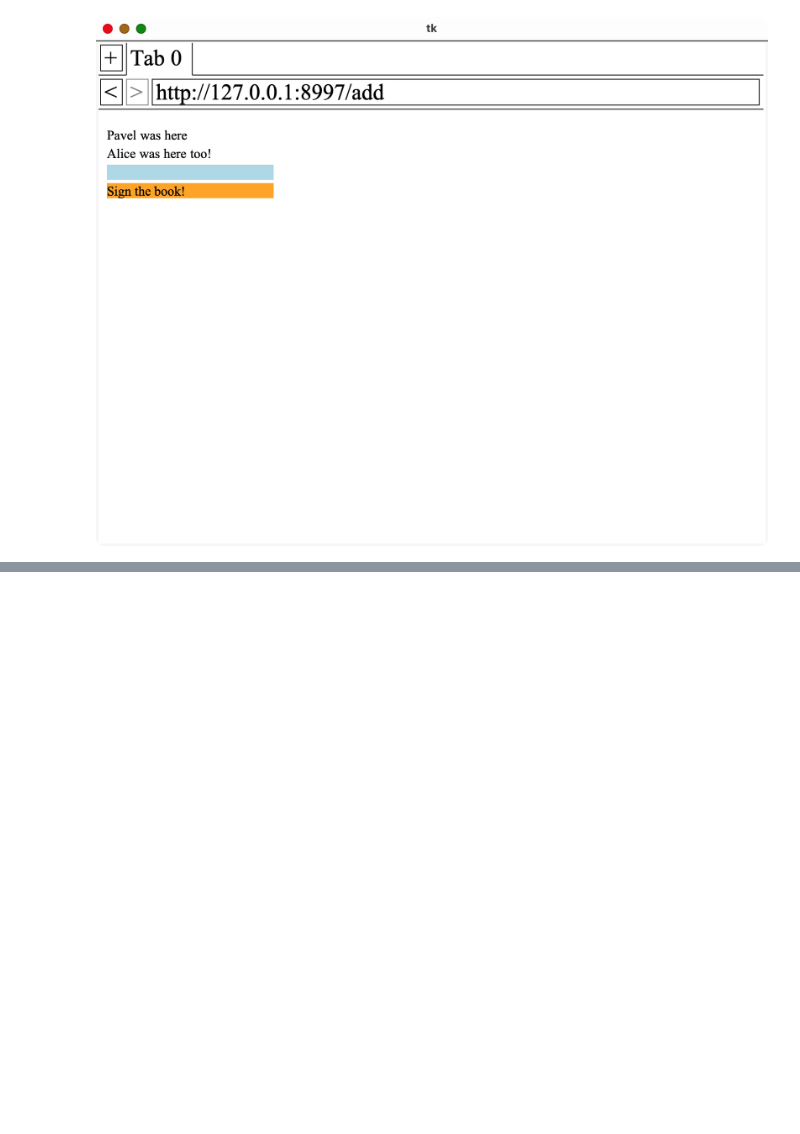
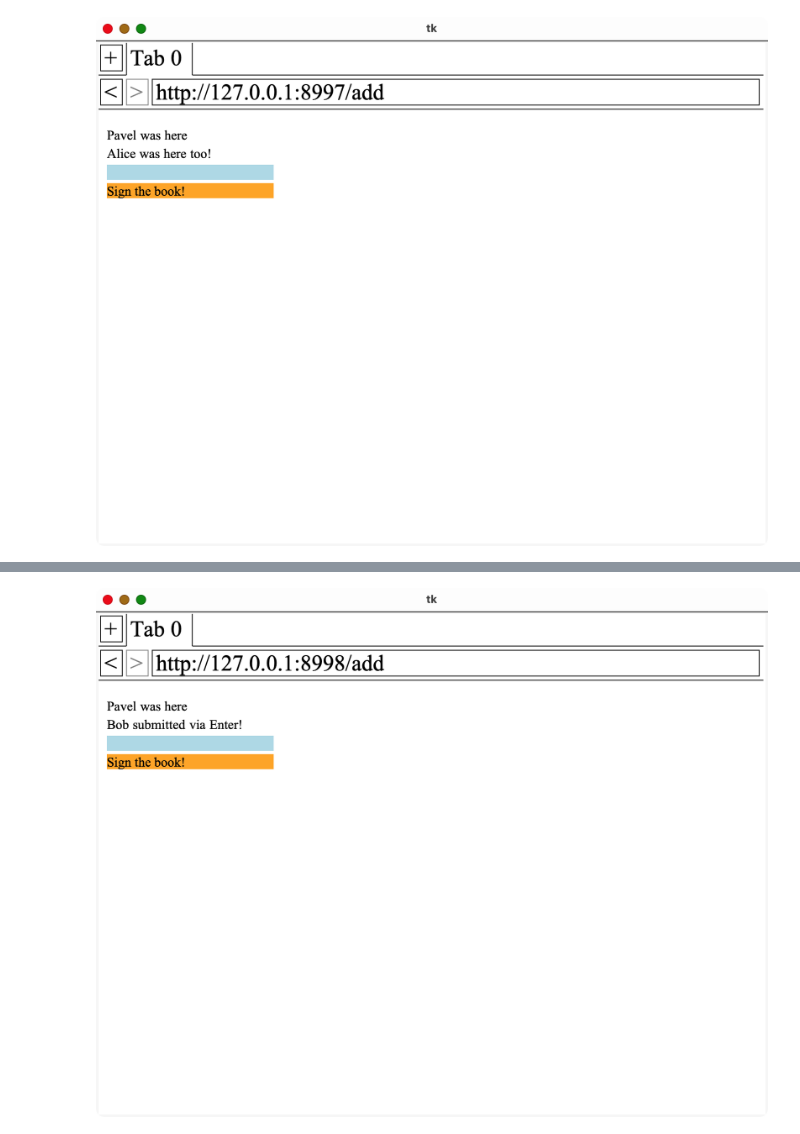
Before and after one commit to r4k0nb4k0n/browser-engineering-study, a Jupyter notebook: part-3-running-applications-8-sending-informations-to-servers.ipynb, the cells around one changed output, grey strips where cells are left out. Drawn from its saved outputs; the diff is of its cells as text; code cells hidden in the pictures; blank space fills up the shorter version.

Commit message:
feat: exercise 8-1 Enter key

```diff
--- a/part-3-running-applications-8-sending-informations-to-servers.ipynb
+++ b/part-3-running-applications-8-sending-informations-to-servers.ipynb
@@ -536,0 +543,97 @@ finally:
+# %%
+import time
+import threading
+import importlib
+
+import browser.url
+import browser.browser
+import server.server
+
+# 💡 모듈 핫 리로드 (최신 Enter 키 처리 로직 반영)
+importlib.reload(browser.url)
+importlib.reload(browser.browser)
+importlib.reload(server.server)
+
+from server import run_server, ENTRIES
+from browser.browser import Browser
+from browser.url import URL
+from browser.layout import InputLayout
+from browser.tk_capture import display_tk_window
+
+# 1. 포트 설정 및 방명록 초기 상태 준비
+server_port = 8998
+ENTRIES.clear()
+ENTRIES.append('Pavel was here')
+
+stop_event = threading.Event()
+server_thread = threading.Thread(target=run_server, args=(server_port, stop_event), daemon=True)
+server_thread.start()
+time.sleep(0.1)
+
+try:
+    browser = Browser()
+
+    # 2. 방명록 홈(/) 접속
+    url = URL(f"http://127.0.0.1:{server_port}/")
+    browser.new_tab(url)
+    tab = browser.active_tab
+
+    print("1. 초기 방명록 페이지 로드:")
+    print(f" - 접속 URL : {tab.url}")
+    texts = [cmd.text for cmd in tab.display_list if hasattr(cmd, 'text')]
+    print(f" - 렌더링 텍스트: {' '.join(texts)}")
+
+    # 3. 레이아웃 트리에서 input 위젯 탐색
+    def find_inputs(layout):
+        res = []
+        if isinstance(layout, InputLayout):
+            res.append(layout)
+        for child in layout.children:
+            res.extend(find_inputs(child))
+        return res
+
+    inputs = find_inputs(tab.document)
+    text_input = [inp for inp in inputs if inp.node.tag == "input"][0]
+
+    class FakeEvent:
+        def __init__(self, x=0, y=0, char=""):
+            self.x = x
+            self.y = y
+            self.char = char
+
+    # 4. input 위젯 클릭하여 포커스 활성화
+    click_x = text_input.x + 5
+    click_y = text_input.y + browser.chrome.bottom + 5 - tab.scroll
+    browser.handle_click(FakeEvent(click_x, click_y))
+    print(f" - 포커스된 위젯: <{tab.focus.tag} name={tab.focus.attributes.get('name')}>")
+
+    # 5. 새 방명록 메시지 타이핑 입력
+    new_entry_text = "Bob submitted via Enter!"
+    for ch in new_entry_text:
+        browser.handle_key(FakeEvent(0, 0, char=ch))
+    print(f" - 입력된 값: '{tab.focus.attributes.get('value')}'")
+
+    # 6. 버튼을 클릭하지 않고 'Enter' 키를 입력하여 폼 제출 트리거
+    print("\n2. 엔터 키(Enter) 입력으로 폼 제출 실행:")
+    browser.handle_enter(FakeEvent())
+
+    time.sleep(0.2)
+    new_tab = browser.active_tab
+
+    print(f" - 갱신 URL : {new_tab.url}")
+    new_texts = [cmd.text for cmd in new_tab.display_list if hasattr(cmd, 'text')]
+    print(f" - 렌더링 텍스트: {' '.join(new_texts)}")
+    print(f" - 서버 ENTRIES 상태: {ENTRIES}")
+
+    # 7. GUI 화면 렌더링 및 캡처 출력
+    browser.draw()
+    for _ in range(10):
+        browser.window.update_idletasks()
+        browser.window.update()
+        time.sleep(0.05)
+
+    display_tk_window(browser.window, settle_seconds=0.5)
+finally:
+    stop_event.set()
+    server_thread.join(timeout=1.0)
+# %% [output]
@@ -536,0 +650 @@ finally:
+[figure, added]
```
Also changed, not shown: parts of 3 cells of this notebook, 1 other file.
